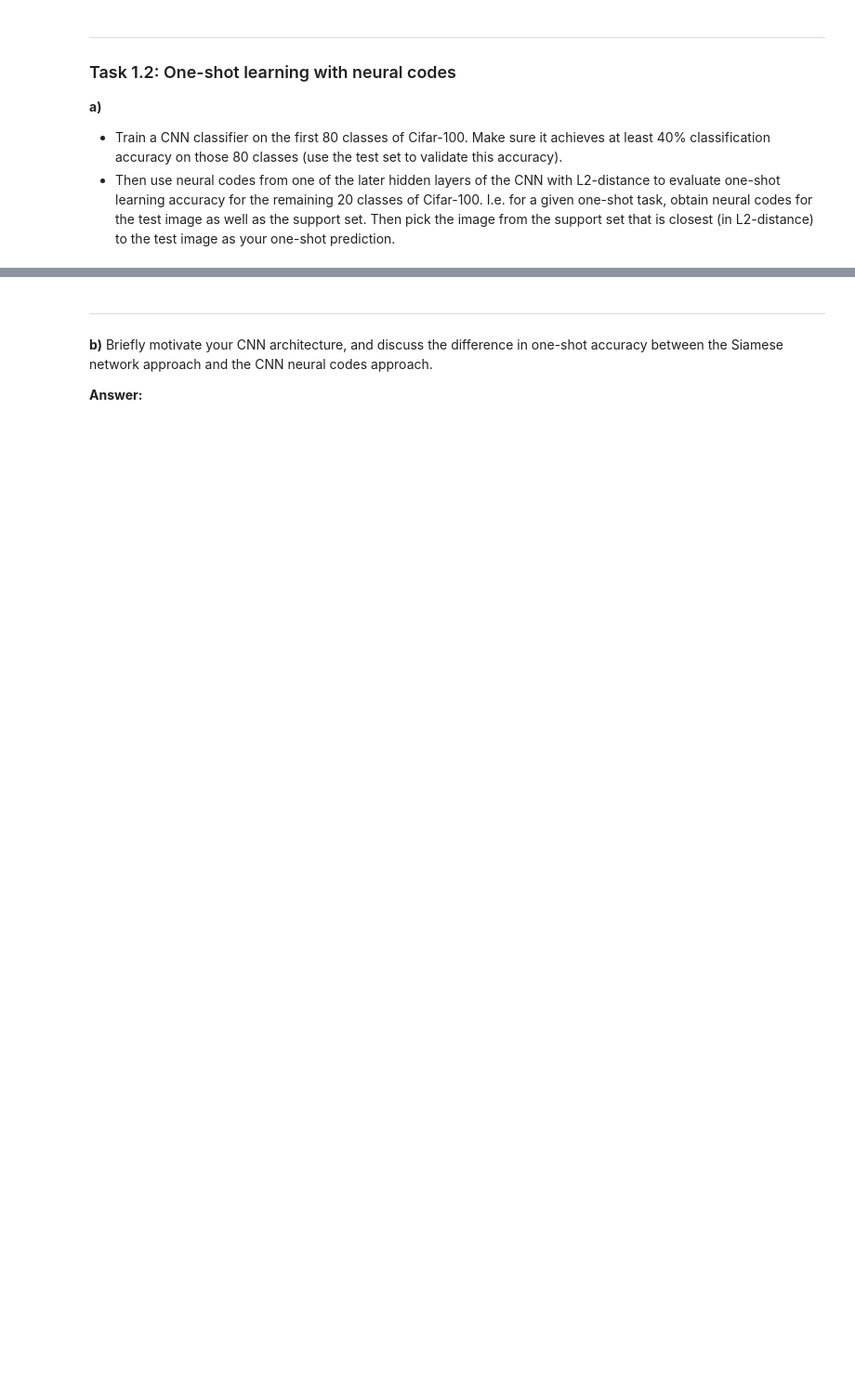
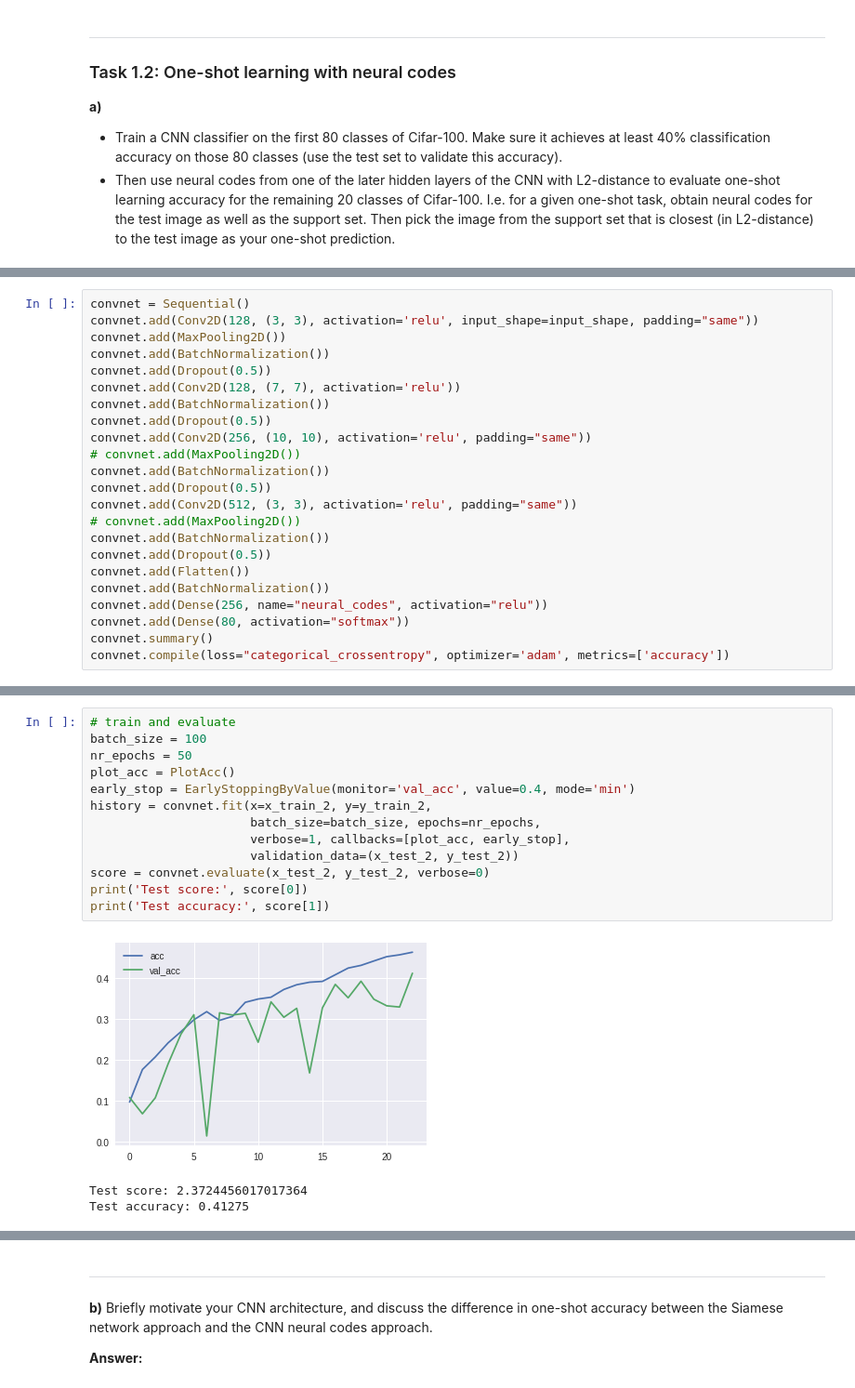
Before and after one commit to surajiyer/Recommender-Systems, a Jupyter notebook: assignment 3/Assignment-3.1.ipynb, the cells around one changed output, grey strips where cells are left out. Shown at 93% size. Saved outputs shown, nothing was run; the diff lists cells and outputs as text; blank space fills up the shorter version.

```diff
--- a/assignment 3/Assignment-3.1.ipynb
+++ b/assignment 3/Assignment-3.1.ipynb
@@ -45,0 +441,23 @@ For this question you may ignore the test set of Cifar-100; it suffices to use o
+# %%
+convnet = Sequential()
+convnet.add(Conv2D(128, (3, 3), activation='relu', input_shape=input_shape, padding="same"))
+convnet.add(MaxPooling2D())
+convnet.add(BatchNormalization())
+convnet.add(Dropout(0.5))
+convnet.add(Conv2D(128, (7, 7), activation='relu'))
+convnet.add(BatchNormalization())
+convnet.add(Dropout(0.5))
+convnet.add(Conv2D(256, (10, 10), activation='relu', padding="same"))
+# convnet.add(MaxPooling2D())
+convnet.add(BatchNormalization())
+convnet.add(Dropout(0.5))
+convnet.add(Conv2D(512, (3, 3), activation='relu', padding="same"))
+# convnet.add(MaxPooling2D())
+convnet.add(BatchNormalization())
+convnet.add(Dropout(0.5))
+convnet.add(Flatten())
+convnet.add(BatchNormalization())
+convnet.add(Dense(256, name="neural_codes", activation="relu"))
+convnet.add(Dense(80, activation="softmax"))
+convnet.summary()
+convnet.compile(loss="categorical_crossentropy", optimizer='adam', metrics=['accuracy'])
@@ -45,0 +482,17 @@ For this question you may ignore the test set of Cifar-100; it suffices to use o
+# %%
+# train and evaluate
+batch_size = 100
+nr_epochs = 50
+plot_acc = PlotAcc()
+early_stop = EarlyStoppingByValue(monitor='val_acc', value=0.4, mode='min')
+history = convnet.fit(x=x_train_2, y=y_train_2,
+                      batch_size=batch_size, epochs=nr_epochs,
+                      verbose=1, callbacks=[plot_acc, early_stop],
+                      validation_data=(x_test_2, y_test_2))
+score = convnet.evaluate(x_test_2, y_test_2, verbose=0)
+print('Test score:', score[0])
+print('Test accuracy:', score[1])
+# %% [output]
+[figure, added]
+Test score: 2.3724456017017364
+Test accuracy: 0.41275
```
Also changed, not shown: parts of 22 cells of this notebook, 6 other files.
